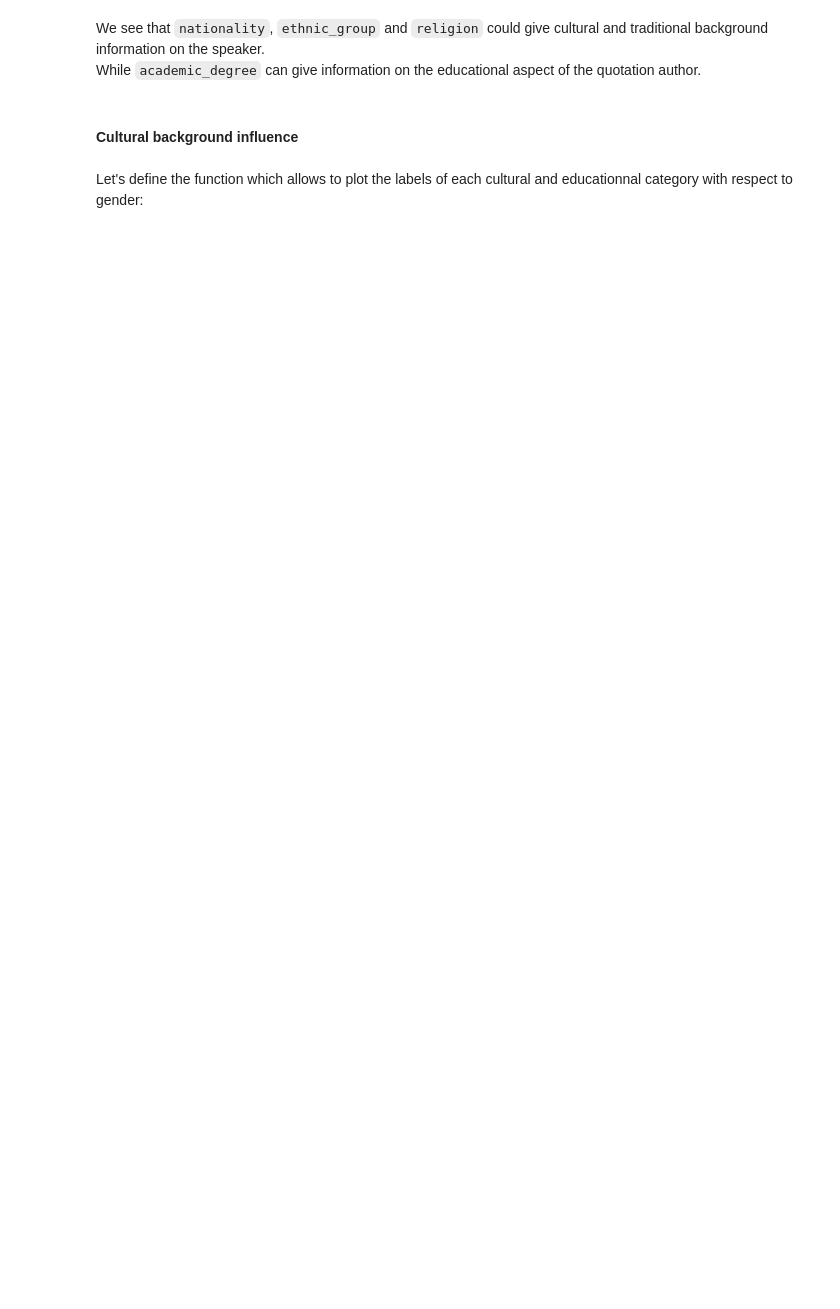
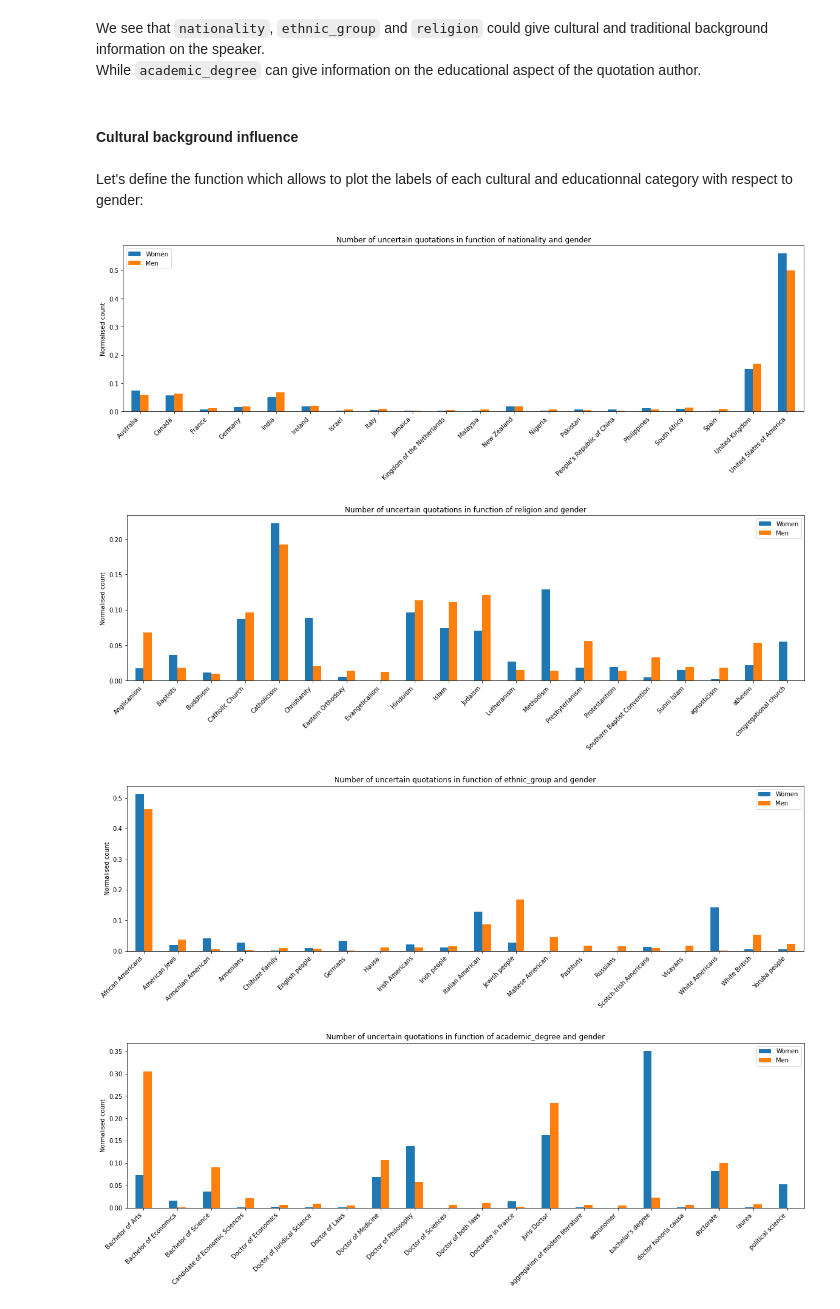
Before and after one commit to coraliegrobel/ada-2021-project-sv4ever, a Jupyter notebook: ada_main.ipynb, the cells around one changed output. Drawn from its saved outputs; the diff is of its cells as text; code cells hidden in the pictures; blank space fills up the shorter version.

Commit message:
graphs

```diff
--- a/ada_main.ipynb
+++ b/ada_main.ipynb
@@ -616,6 +616,8 @@ plt.show()
 ### 4.3 Background influence
 # %% [markdown]
 Let's have a look at our second question which investigates the roles culture, education and traditions play in determining those differences in speech between men and women.
+# %%
+df_uncertain_no_conditions_2020 = create_df_from_txt(PATH_TXT + "uncertainty_df_without_conditions_2020.txt", df_without_conditions_2020)
 # %% [markdown]
 Let's first have a look at our features and which could relate to culture, education or tradition.
 # %%
@@ -645,7 +654,12 @@ def plot_influence(df, name_influence):
     plt.show()
 # %%
 for influence in influences:
-    working_df = small_df.copy(deep=True)
+    working_df = df_uncertain_no_conditions_2020.copy(deep=True)
     working_df = working_df[~working_df[influence].isin([None, "None"])]
     working_df[influence] = working_df[influence].apply(lambda x: x[0])
     plot_influence(working_df, influence)
+# %% [output]
+[figure, added]
+[figure, added]
+[figure, added]
+[figure, added]
```
Also changed, not shown: parts of 1 cell of this notebook.
